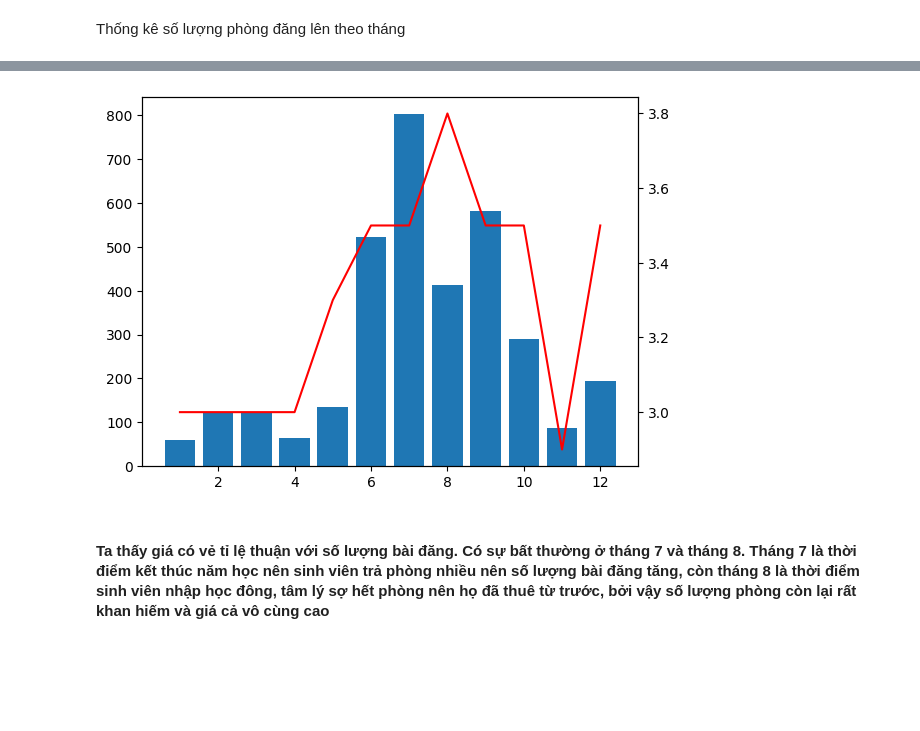
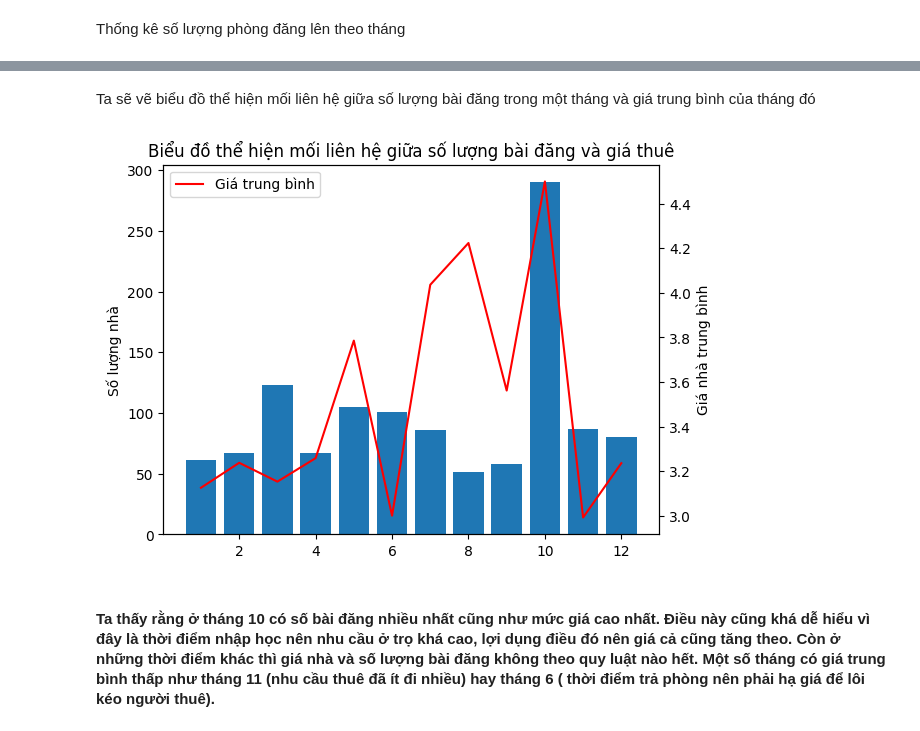
Before and after one commit to flyboy13/NM-KHDL, a Jupyter notebook: project_code/traloicauhoi.ipynb, the cells around one changed output, grey strips where cells are left out. Saved outputs shown, nothing was run; the diff lists cells and outputs as text; code cells hidden in the pictures; blank space fills up the shorter version.

```diff
--- a/project_code/traloicauhoi.ipynb
+++ b/project_code/traloicauhoi.ipynb
@@ -228,0 +244,4 @@ array([ 5,  6,  7,  8,  9, 11, 10, 12,  1,  3,  2,  4])
+# %%
+df_info['Month'] = df_info['Date'].array.month
+df_info['Year'] = df_info['Date'].array.year
+df_info
@@ -229,8 +262,9 @@ array([ 5,  6,  7,  8,  9, 11, 10, 12,  1,  3,  2,  4])
 # %% [markdown]
 Ta tạo 1 dataframe gồm 2 cột là số lượng nhà đăng trong tháng và giá trung bình, index là các tháng trong năm
 # %%
-df_num_price = pd.DataFrame([],index = sorted(df_nonnan_date['Month'].unique()))
+df_num_price = pd.DataFrame([],index = sorted(df_info['Month'].unique()))
 # %% [markdown]
 Thống kê số lượng phòng đăng lên theo tháng
 # %%
-df_num_price['Num'] = df_nonnan_date['Month'].value_counts().sort_index()
+df_num_price['Num'] = df_info['Month'].value_counts().sort_index()
+df_num_price['Num']
@@ -237,5 +287,5 @@ df_num_price['Num'] = df_nonnan_date['Month'].value_counts().sort_index()
 # %%
-df_num_price['AvePrice'] = df_nonnan_date.groupby(['Month'])['Price(Triệu/tháng)'].median()
+df_num_price['AvePrice'] = df_info.groupby(['Month'])['Price(Triệu/tháng)'].mean()
 # %%
 df_num_price
 # %% [output]
@@ -255,11 +305,19 @@ df_num_price
+# %% [markdown]
+Ta sẽ vẽ biểu đồ thể hiện mối liên hệ giữa số lượng bài đăng trong một tháng và giá trung bình của tháng đó
 # %%
 fig,ax = plt.subplots()
 ax.bar(df_num_price.index,df_num_price['Num'])
 
 ax2=ax.twinx()
-ax2.plot(df_num_price.index,df_num_price['AvePrice'],color="red")
+ax2.plot(df_num_price.index,df_num_price['AvePrice'],color="red",label = 'Giá trung bình')
+
+plt.xlabel('Tháng')
+ax.set_ylabel('Số lượng nhà')
+ax2.set_ylabel('Giá nhà trung bình')
+plt.title('Biểu đồ thể hiện mối liên hệ giữa số lượng bài đăng và giá thuê')
+plt.legend()
 plt.show()
 # %% [output]
-[figure, old version]
+[figure, new version]
-# %% [markdown]
-#### Ta thấy giá có vẻ tỉ lệ thuận với số lượng bài đăng. Có sự bất thường ở tháng 7 và tháng 8. Tháng 7 là thời điểm kết thúc năm học nên sinh viên trả phòng nhiều nên số lượng bài đăng tăng, còn tháng 8 là thời điểm sinh viên nhập học đông, tâm lý sợ hết phòng nên họ đã thuê từ trước, bởi vậy số lượng phòng còn lại rất khan hiếm và giá cả vô cùng cao
+# %% [markdown]
+#### Ta thấy rằng ở tháng 10 có số bài đăng nhiều nhất cũng như mức giá cao nhất. Điều này cũng khá dễ hiểu vì đây là thời điểm nhập học nên nhu cầu ở trọ khá cao, lợi dụng điều đó nên giá cả cũng tăng theo. Còn ở những thời điểm khác thì giá nhà và số lượng bài đăng không theo quy luật nào hết. Một số tháng có giá trung bình thấp như tháng 11 (nhu cầu thuê đã ít đi nhiều) hay tháng 6 ( thời điểm trả phòng nên phải hạ giá để lôi kéo người thuê).
```
Also changed, not shown: parts of 46 cells of this notebook.
